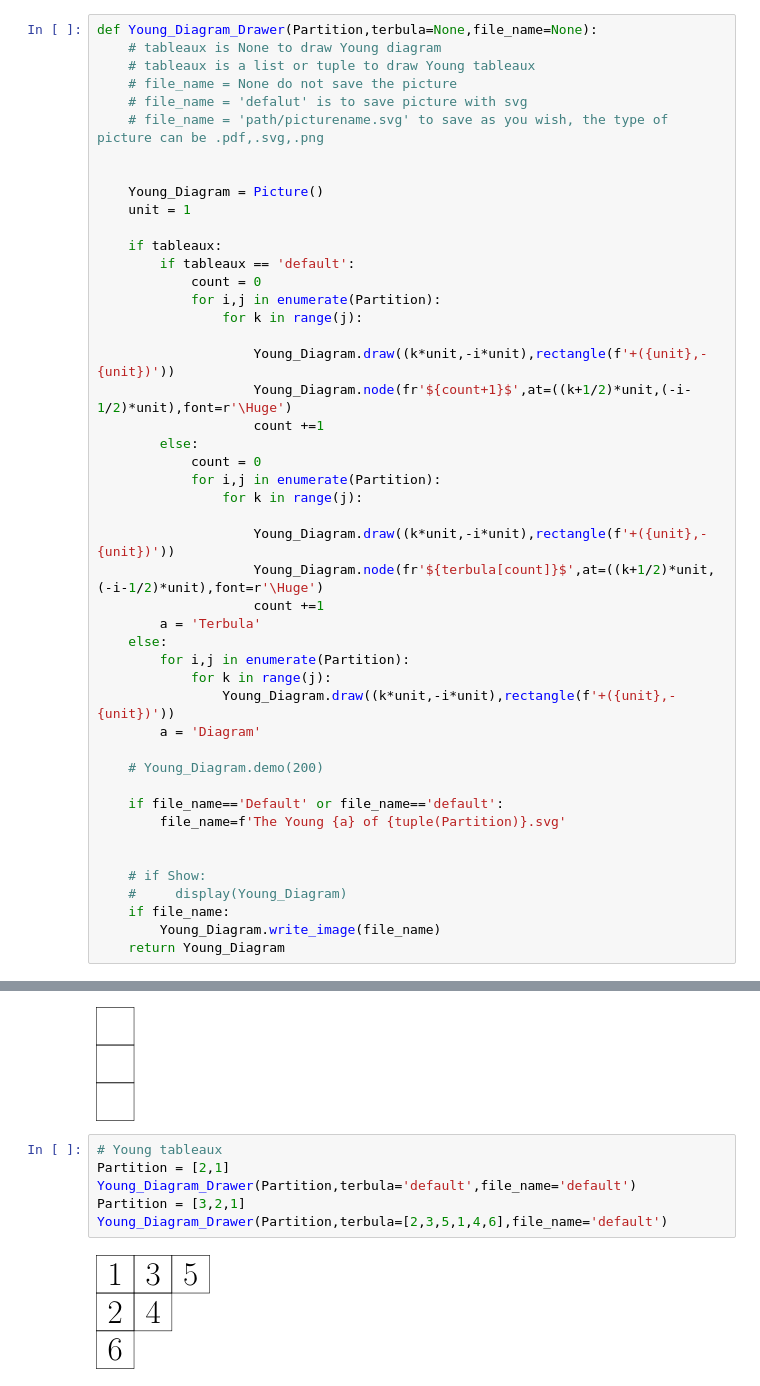
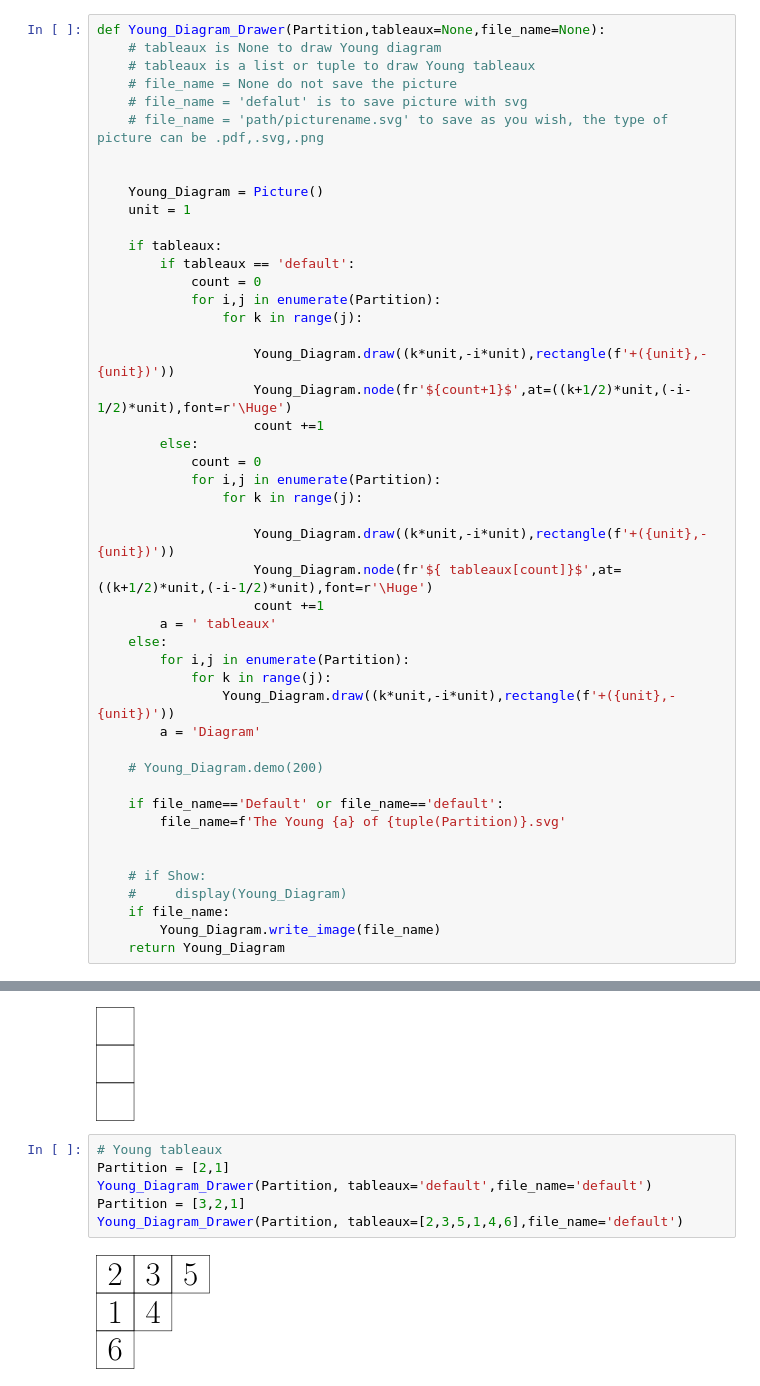
Before and after one commit to Xuanyiyiren/Young-Diagram-Drawer, a Jupyter notebook: Young Diagram.ipynb, the cells around one changed output, grey strips where cells are left out. Drawn from its saved outputs; the diff is of its cells as text.

```diff
--- a/Young Diagram.ipynb
+++ b/Young Diagram.ipynb
@@ -12,7 +12,7 @@ pip install git+https://github.com/allefeld/pytikz.git
 # %%
 from tikz import *
 # %%
-def Young_Diagram_Drawer(Partition,terbula=None,file_name=None):
+def Young_Diagram_Drawer(Partition,tableaux=None,file_name=None):
     # tableaux is None to draw Young diagram
     # tableaux is a list or tuple to draw Young tableaux
     # file_name = None do not save the picture
@@ -38,9 +38,9 @@ def Young_Diagram_Drawer(Partition,terbula=None,file_name=None):
                 for k in range(j):
 
                     Young_Diagram.draw((k*unit,-i*unit),rectangle(f'+({unit},-{unit})'))
-                    Young_Diagram.node(fr'${terbula[count]}$',at=((k+1/2)*unit,(-i-1/2)*unit),font=r'\Huge')
+                    Young_Diagram.node(fr'${ tableaux[count]}$',at=((k+1/2)*unit,(-i-1/2)*unit),font=r'\Huge')
                     count +=1
-        a = 'Terbula'
+        a = ' tableaux'
     else:
         for i,j in enumerate(Partition):
             for k in range(j):
@@ -126,10 +126,10 @@ Young_Diagram_Drawer(Partition,file_name='default')
 # %%
 # Young tableaux
 Partition = [2,1]
-Young_Diagram_Drawer(Partition,terbula='default',file_name='default')
+Young_Diagram_Drawer(Partition, tableaux='default',file_name='default')
 Partition = [3,2,1]
-Young_Diagram_Drawer(Partition,terbula=[2,3,5,1,4,6],file_name='default')
+Young_Diagram_Drawer(Partition, tableaux=[2,3,5,1,4,6],file_name='default')
 # %% [output]
-[figure, old version]
+[figure, new version]
 # %%
 Partition = [3,2,1]
```
Also changed, not shown: parts of 4 cells of this notebook, 3 other files.
